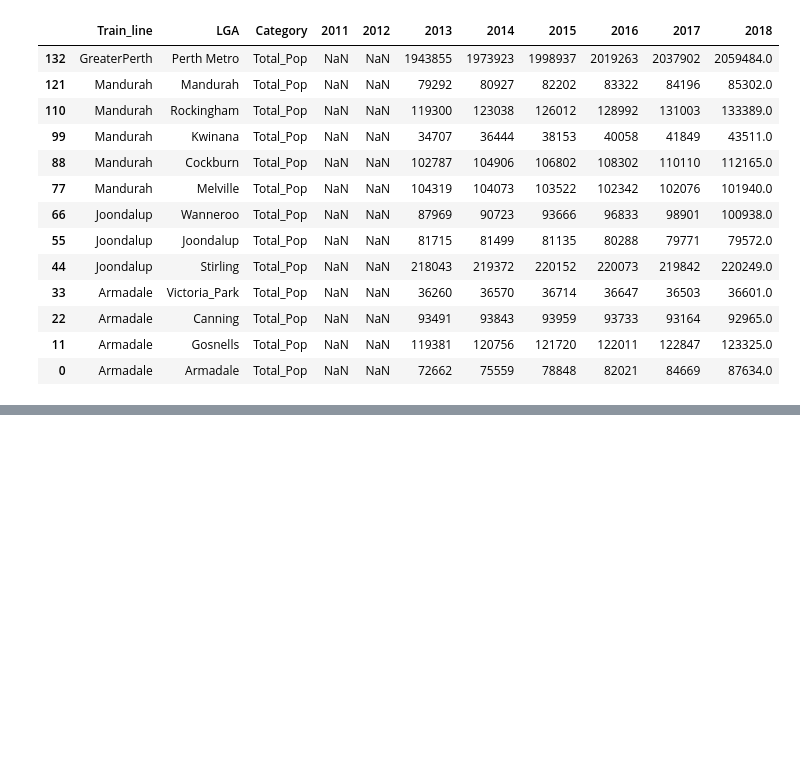
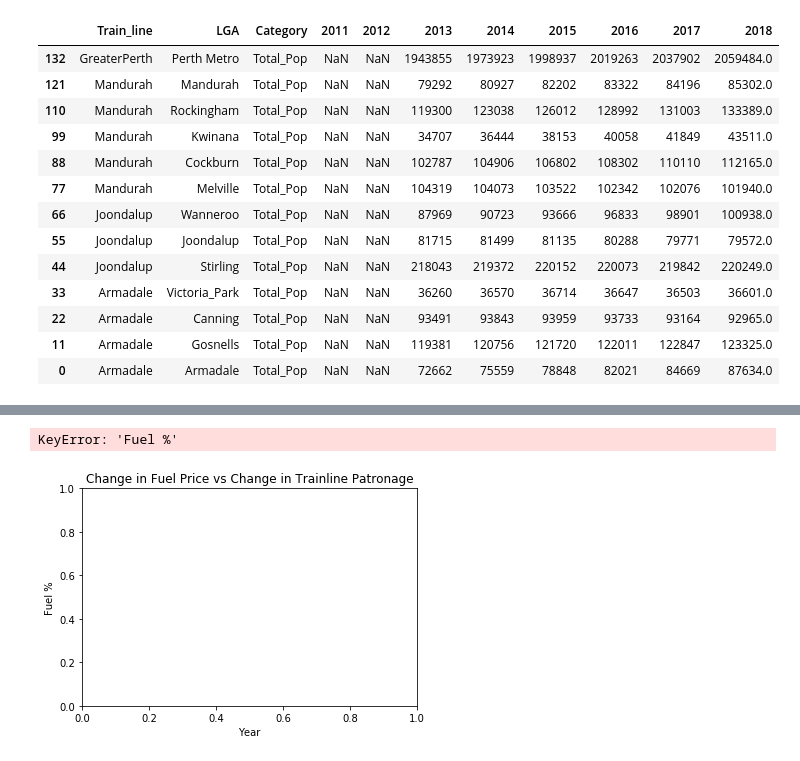
Before and after one commit to thawk18/Pytrio, a Jupyter notebook: public_transport.ipynb, the cells around one changed output, grey strips where cells are left out. Drawn from its saved outputs; the diff is of its cells as text; code cells hidden in the pictures; blank space fills up the shorter version.

```diff
--- a/public_transport.ipynb
+++ b/public_transport.ipynb
@@ -133,3 +134,8 @@ Total_Pop_df
 | 0 | Armadale | Armadale | Total_Pop | NaN | NaN | 72662 | 75559 | 78848 | 82021 | 84669 | 87634.0 |
 # %%
 #show train preferences, car preferences in percentage of population
+# %%
+# Comparison vs Fuel Price (upload data file)
+file = 'Resources/FuelPrices_ULP_Metro.csv'
+fuel_data = pd.read_csv(file)
+fuel_data.head()
@@ -135,0 +149,18 @@ Total_Pop_df
+# %%
+# Plot data against trainline numbers
+x_axis = np.arange(0, 116, 1)
+fig, ax1 = plt.subplots()
+plt.ylabel('Fuel %')
+plt.xlabel('Year')
+plt.title('Change in Fuel Price vs Change in Trainline Patronage')
+ax1.plot(x_axis, fuel_data['Fuel %'], color='red')
+plt.xticks(rotation = 90, ticks=np.arange(0,116, 6))
+ax1.plot(fuel_data['Month'], fuel_data['Armadale %'], alpha=0.5)
+ax1.plot(fuel_data['Month'], fuel_data['Joondalup %'], alpha=0.5)
+ax1.plot(fuel_data['Month'], fuel_data['Mandurah %'], alpha=0.5)
+plt.ylabel('Trainline Numbers')
+plt.legend(['Fuel','Armadale','Joondalup', 'Mandurah'])
+plt.savefig("Fuel Change")
+# %% [output]
+KeyError: 'Fuel %'
+[figure, added]
```
Also changed, not shown: parts of 7 cells of this notebook.
